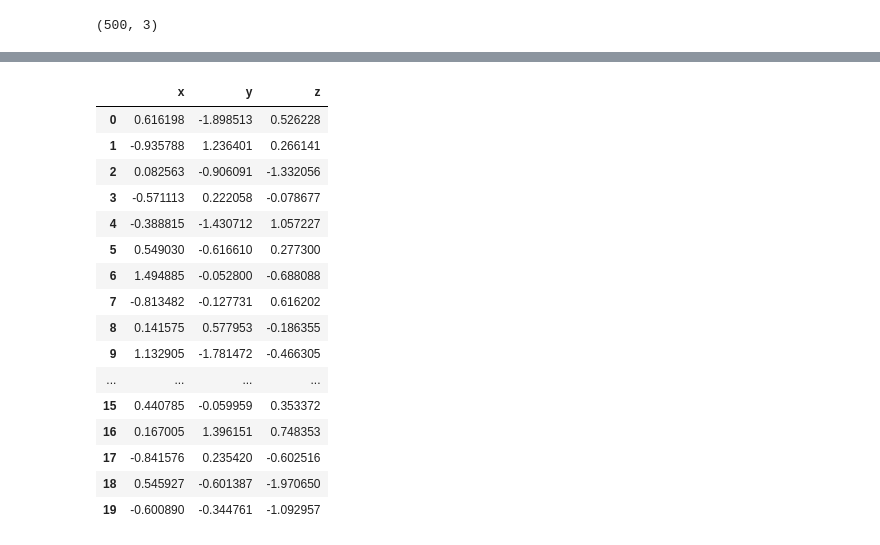
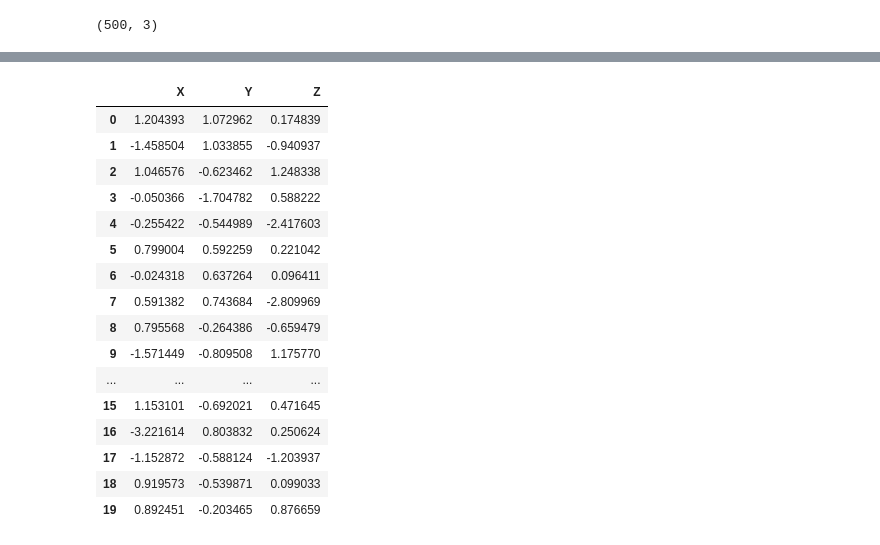
Before and after one commit to mdsamim1992hatia-cell/BMI-CAL, a Jupyter notebook: Untitled167.ipynb, the cells around one changed output, grey strips where cells are left out. Cells and saved outputs as stored; diff of their text form; code cells hidden in the pictures.

```diff
--- a/Untitled167.ipynb
+++ b/Untitled167.ipynb
@@ -58,27 +58,27 @@ df1
 500 rows × 4 columns
 # %%
 data2=np.random.randn(20,3)
-col=['x','y','z']
+col=['X','Y','Z']
 df2=pd.DataFrame(data=data2,columns=col)
 df2
 # %% [output]
-|  | x | y | z |
-| 0 | 0.616198 | -1.898513 | 0.526228 |
-| 1 | -0.935788 | 1.236401 | 0.266141 |
-| 2 | 0.082563 | -0.906091 | -1.332056 |
-| 3 | -0.571113 | 0.222058 | -0.078677 |
-| 4 | -0.388815 | -1.430712 | 1.057227 |
-| 5 | 0.549030 | -0.616610 | 0.277300 |
-| 6 | 1.494885 | -0.052800 | -0.688088 |
-| 7 | -0.813482 | -0.127731 | 0.616202 |
-| 8 | 0.141575 | 0.577953 | -0.186355 |
-| 9 | 1.132905 | -1.781472 | -0.466305 |
+|  | X | Y | Z |
+| 0 | 1.204393 | 1.072962 | 0.174839 |
+| 1 | -1.458504 | 1.033855 | -0.940937 |
+| 2 | 1.046576 | -0.623462 | 1.248338 |
+| 3 | -0.050366 | -1.704782 | 0.588222 |
+| 4 | -0.255422 | -0.544989 | -2.417603 |
+| 5 | 0.799004 | 0.592259 | 0.221042 |
+| 6 | -0.024318 | 0.637264 | 0.096411 |
+| 7 | 0.591382 | 0.743684 | -2.809969 |
+| 8 | 0.795568 | -0.264386 | -0.659479 |
+| 9 | -1.571449 | -0.809508 | 1.175770 |
 | ... | ... | ... | ... |
-| 15 | 0.440785 | -0.059959 | 0.353372 |
-| 16 | 0.167005 | 1.396151 | 0.748353 |
-| 17 | -0.841576 | 0.235420 | -0.602516 |
-| 18 | 0.545927 | -0.601387 | -1.970650 |
-| 19 | -0.600890 | -0.344761 | -1.092957 |
+| 15 | 1.153101 | -0.692021 | 0.471645 |
+| 16 | -3.221614 | 0.803832 | 0.250624 |
+| 17 | -1.152872 | -0.588124 | -1.203937 |
+| 18 | 0.919573 | -0.539871 | 0.099033 |
+| 19 | 0.892451 | -0.203465 | 0.876659 |
 # %%
 df1['A'].hist()
 # %% [output]
```
Also changed, not shown: parts of 33 cells of this notebook.
